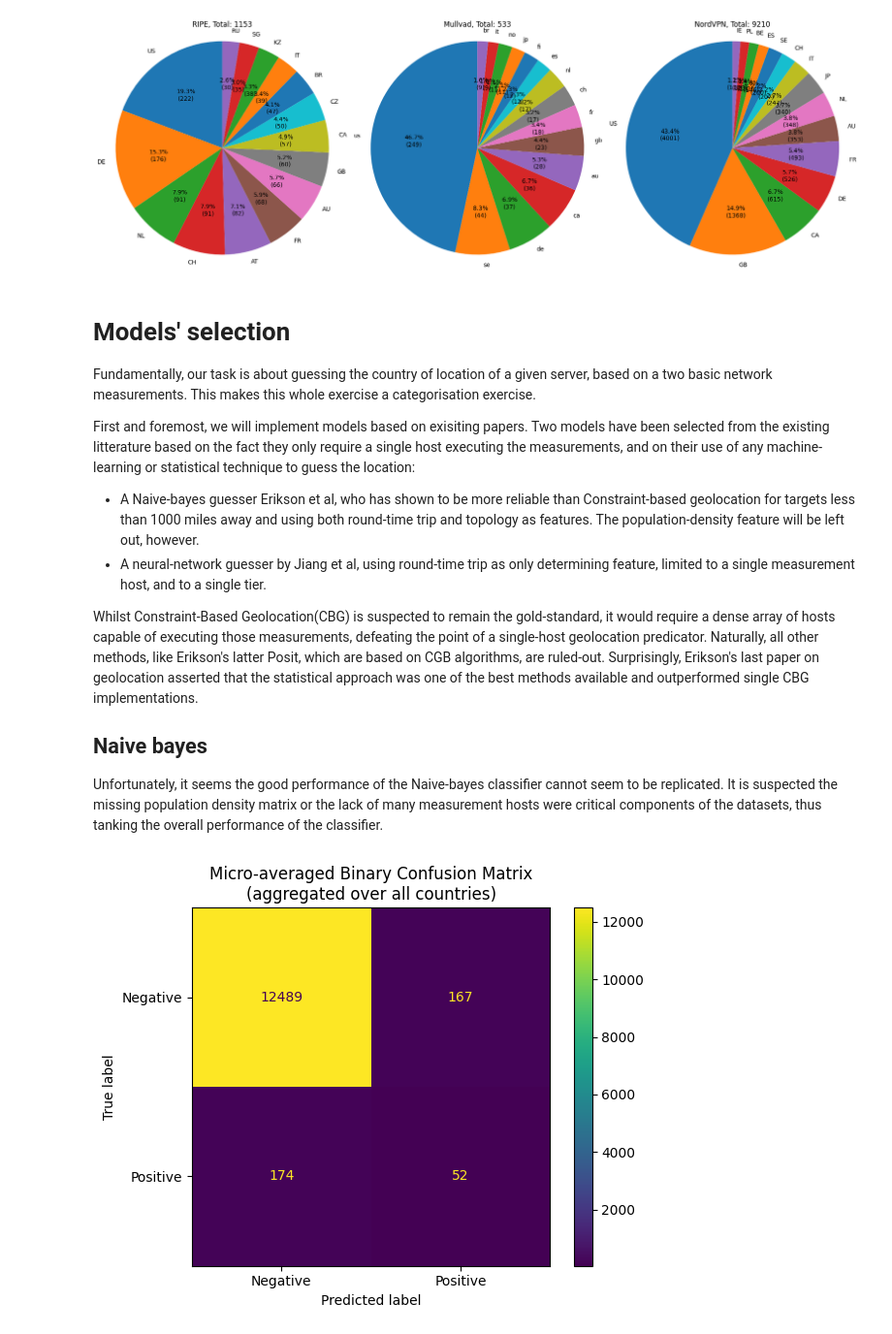
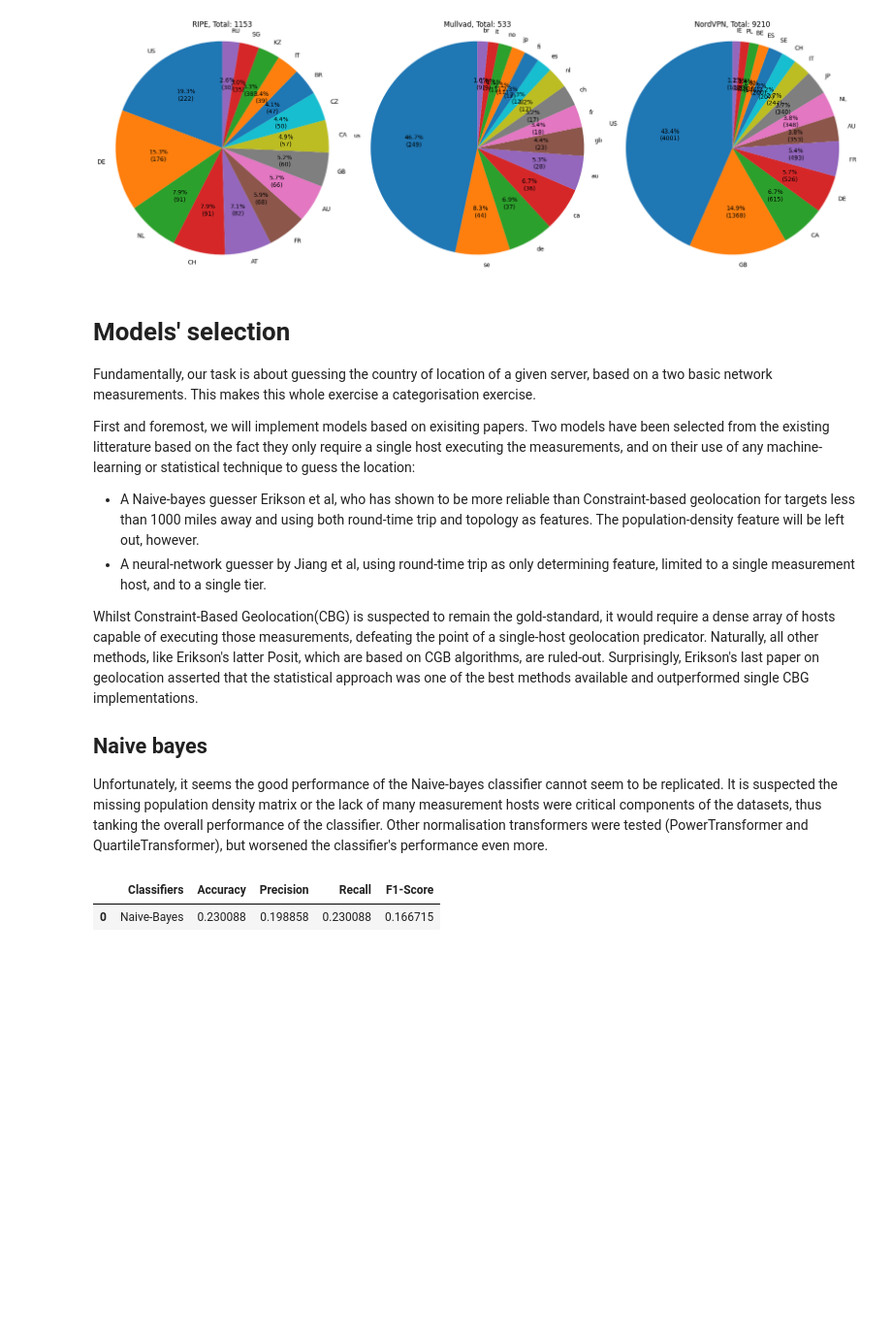
Before and after one commit to rtafurthgarcia/COM763-Assignment, a Jupyter notebook: app.ipynb, the cells around one changed output. Shown at 97% size. Cells and saved outputs as stored; diff of their text form; code cells hidden in the pictures; blank space fills up the shorter version.

Commit message:
Chose much better metrics

```diff
--- a/app.ipynb
+++ b/app.ipynb
@@ -40,48 +40,52 @@ Surprisingly, Erikson's last paper on geolocation asserted that the statistical
 
 ## Naive bayes
 Unfortunately, it seems the good performance of the Naive-bayes classifier cannot seem to be replicated.
-It is suspected the missing population density matrix or the lack of many measurement hosts were critical components of the datasets, thus tanking the overall performance of the classifier.
+It is suspected the missing population density matrix or the lack of many measurement hosts were critical components of the datasets, thus tanking the overall performance of the classifier. Other normalisation transformers were tested (PowerTransformer and QuartileTransformer), but worsened the classifier's performance even more.
 # %%
-from matplotlib import pyplot as plt
 import numpy as np
-from sklearn.metrics import ConfusionMatrixDisplay, confusion_matrix
-from sklearn.model_selection import train_test_split
+import pandas as pd
+from sklearn.metrics import accuracy_score, f1_score, precision_recall_curve, precision_recall_fscore_support, precision_score, recall_score
 from sklearn.naive_bayes import GaussianNB
 
 gnb = GaussianNB()
 
 x_train = prepared_train_set[['sqrt__sqrt', 'untouched__hops']]   # type: ignore # shape (n_samples, 2)
 y_train = prepared_train_set['remainder__ground_truth'] # type: ignore
 
 x_test = prepared_dev_set[['sqrt__sqrt', 'untouched__hops']] # type: ignore
 y_test = prepared_dev_set['remainder__ground_truth'] # type: ignore
 
 y_pred = gnb.fit(x_train, y_train).predict(x_test)
 
-# Assume y_test and y_pred are defined (true and predicted labels)
-classes = np.unique(y_test)
+def generate_metrics(results: list[tuple]):
+    frame = {
+        "Classifiers": [],
+        "Accuracy": [],
+        "Precision": [],
+        "Recall": [],
+        "F1-Score": []
+    }
 
-# Sum micro-averaged counts
-total_tp = total_fp = total_fn = total_tn = 0
+    for result in results:
+        algorithm, test_data, predictions = result
 
-for cls in classes:
-    y_test_bin = (y_test == cls).astype(int)
-    y_pred_bin = (y_pred == cls).astype(int)
-    tn, fp, fn, tp = confusion_matrix(y_test_bin, y_pred_bin).ravel()
-    total_tp += tp
-    total_fp += fp
-    total_fn += fn
-    total_tn += tn
+        accuracy = accuracy_score(test_data, predictions)
+        precision, recall, f1, _ = precision_recall_fscore_support(
+            test_data,
+            predictions,
+            average='weighted',
+            zero_division=np.nan # type: ignore
+        )
+        frame['Classifiers'].append(algorithm)
+        frame['Accuracy'].append(accuracy)
+        frame['Precision'].append(precision)
+        frame['Recall'].append(recall)
+        frame['F1-Score'].append(f1)
 
-# Build the 2x2 micro-averaged matrix
-micro_cm = np.array([[total_tn, total_fp],
-                     [total_fn, total_tp]])
+    return pd.DataFrame(data=frame)
 
-# Visualize
-disp = ConfusionMatrixDisplay(confusion_matrix=micro_cm,
-                              display_labels=["Negative", "Positive"])
-disp.plot()
-plt.title("Micro-averaged Binary Confusion Matrix\n(aggregated over all countries)")
-plt.show()
+generate_metrics([("Naive-Bayes", y_test, y_pred)])
+#(y_test, y_pred, average="macro")
 # %% [output]
-[figure, removed]
+|  | Classifiers | Accuracy | Precision | Recall | F1-Score |
+| 0 | Naive-Bayes | 0.230088 | 0.198858 | 0.230088 | 0.166715 |
```
Also changed, not shown: parts of 2 cells of this notebook.
